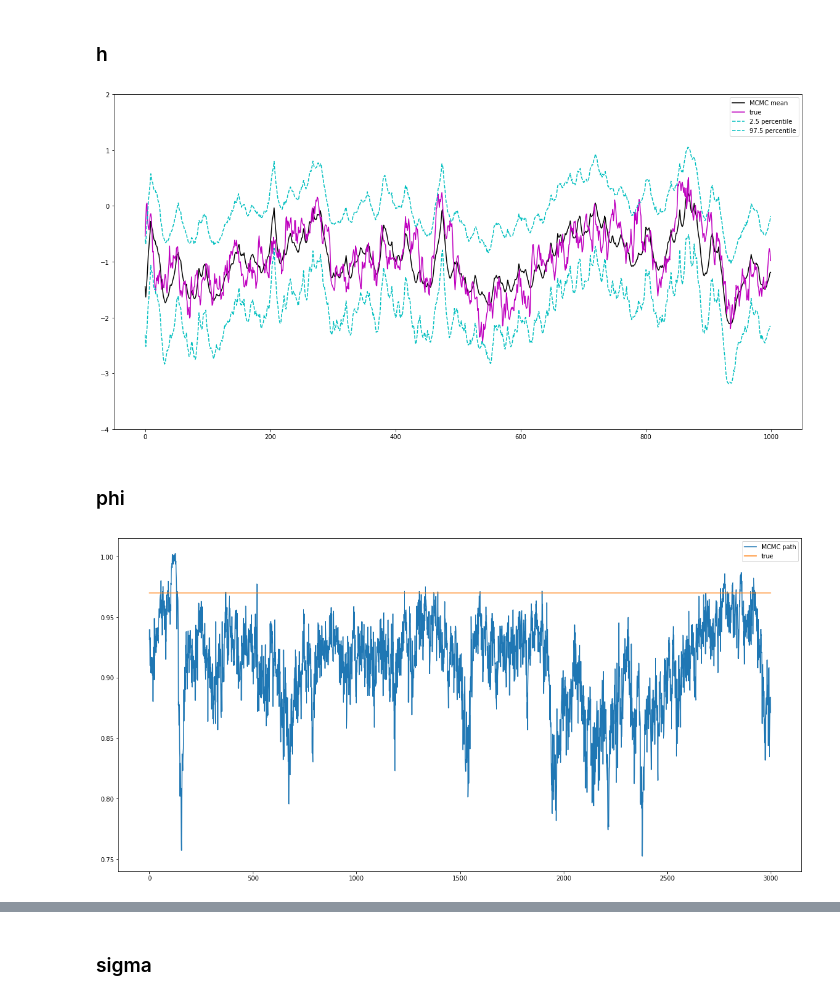
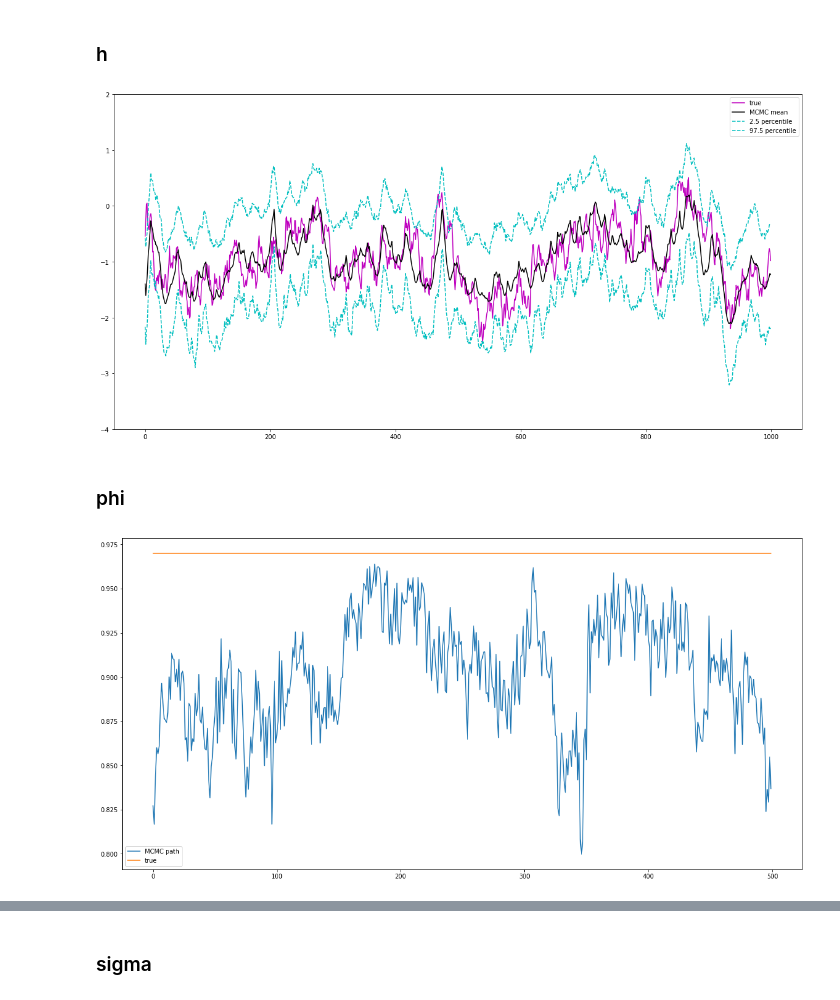
Before and after one commit to keiikegami/BayesHW9-10, a Jupyter notebook: HW10.ipynb, the cells around one changed output, grey strips where cells are left out. Cells and saved outputs as stored; diff of their text form; code cells hidden in the pictures.

```diff
--- a/HW10.ipynb
+++ b/HW10.ipynb
@@ -55,12 +55,12 @@ def FFBS(vy, mF, vV, amG, amW, vm0, mC0):
 
     return amb
 # %%
-np.random.seed(12345)
+np.random.seed(123)
 # prepare
 vy = pd.read_csv("sv_simdataHW10.csv").values[0][1:]
 nT = vy.shape[0]
 vy_star = np.array([np.log(i**2) for i in vy])
-nsim = 5000
+nsim = 1000
 dC0 = 2
 
 # priors
@@ -98,34 +98,39 @@ vmu = np.zeros(nsim)
 vsig2 = np.zeros(nsim)
 # %%
 # MCMC
+
+#dphi = 0.97
+dsig2 = 0.15**2
 
 for i in range(nsim):
 
     # FFBS part
     vy_star2 = vy_star - dmu - np.array([vm_mix[j] for j in vs])
     vV = np.array([vv2_mix[j] for j in vs])
-    amG = [np.array([dphi])]*nT
-    amW = [np.array([dsig2])]*nT
+    amG = np.ones(nT)*dphi
+    amW = np.ones(nT)*dsig2
     vh_star = FFBS(vy_star2,mF,vV,amG,amW,np.array([dmu]),dC0*dsig2)
 
-    # posterior for h_0^star
-    vhstar0 = np.random.normal(vh_star[0]*dphi*dC0/(dphi**2 * dC0 + 1), np.sqrt(dsig2 * dC0/(dphi**2 * dC0 + 1)))
+    # Sampling h_0^star
+    mean0 = vh_star[0]*dphi/(dphi**2 + 1/dC0)
+    sig0 = dsig2/(dphi**2 + 1/dC0)
+    vhstar0 = np.random.normal(mean0, np.sqrt(sig0))
     vh_star = np.hstack((np.array([vhstar0]), vh_star))
 
     # sampling phi
-    S1 = np.sum([vh_star[i]**2 for i in range(0, nT)])
+    S1 = np.sum([vh_star[i]**2 for i in range(nT)])
     S2 = np.sum([vh_star[i]*vh_star[i-1] for i in range(1, nT+1)])
-    alpha = S2/S1
-    beta2 = dsig2/S1
-    dmphi = (alpha * dCp + dmp * beta2)/(beta2 + dCp)
-    dCphi = beta2*dCp/(beta2 + dCp)
+    dmphi = (dCp*S2 + dsig2 * dmp)/(dCp*S1 + dsig2)
+    dCphi = dCp*dsig2/(dCp*S1 + dsig2)
     dphi = np.random.normal(loc = dmphi, scale = np.sqrt(dCphi))
+
 
     # sampling sigma
     S3 = np.sum([(vh_star[i] - dphi*vh_star[i-1])**2 for i in range(1, nT+1)])
     da = (nT + 1)/2 + da0
-    db = 1/(db0 + S3/2)
+    db = 1/(db0 + S3/2 + vh_star[0]**2/(2*dC0))
     dsig2 = 1/np.random.gamma(shape = da, scale = db)
+
 
     # sampling mu
     vh = [i + dmu for i in vh_star]
@@ -156,26 +161,26 @@ for i in range(nsim):
 # %%
 df = pd.read_csv("sv_truevol10.csv")
 truevol = df.values[0][1:]
-nburn = 2000
+nburn = 500
 
 result = np.zeros(nT)
 lquant = np.zeros(nT)
 uquant = np.zeros(nT)
 for t in range(nT):
     result[t] = np.mean(mh[nburn:, t])
     lquant[t] = np.percentile(mh[nburn:, t], 2.5)
     uquant[t] = np.percentile(mh[nburn:, t], 97.5)
 
 plt.figure(figsize=(20, 10))
+plt.plot(truevol, 'm' , label = 'true')
 plt.plot(result, 'k', label = 'MCMC mean')
-plt.plot(truevol, 'm' , label = 'true')
 plt.plot(lquant, 'c--', label = '2.5 percentile')
 plt.plot(uquant, 'c--', label = '97.5 percentile')
 plt.ylim(-4, 2)
 plt.legend()
 plt.show()
 # %% [output]
-[figure, old version]
+[figure, new version]
 # %% [markdown]
 ### phi
 # %%
@@ -186,7 +191,7 @@ plt.plot(truephi, label = 'true')
 plt.legend()
 plt.show()
 # %% [output]
-[figure, old version]
+[figure, new version]
 # %%
 plt.figure(figsize=(20, 10))
 plt.hist(vphi[nburn:], bins = 40)
```
Also changed, not shown: parts of 5 cells of this notebook.
